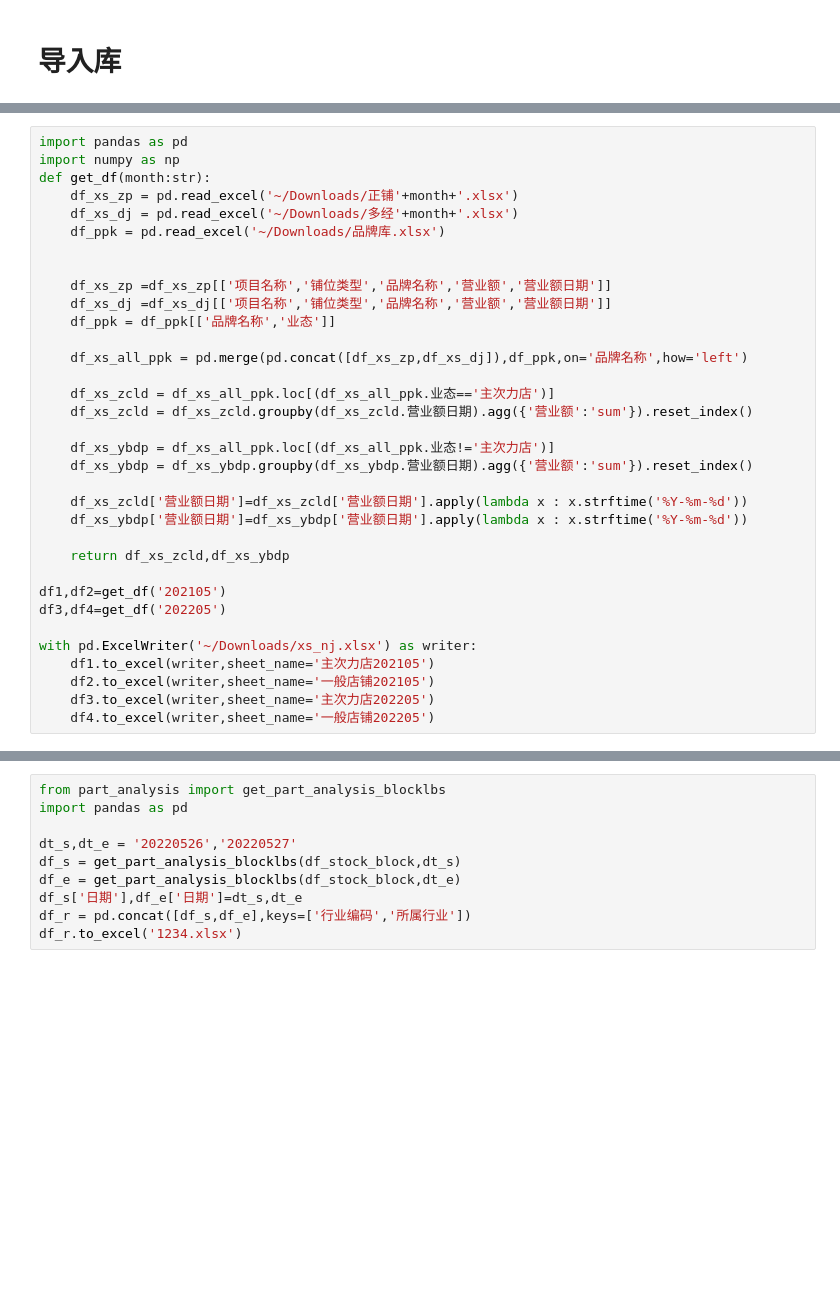
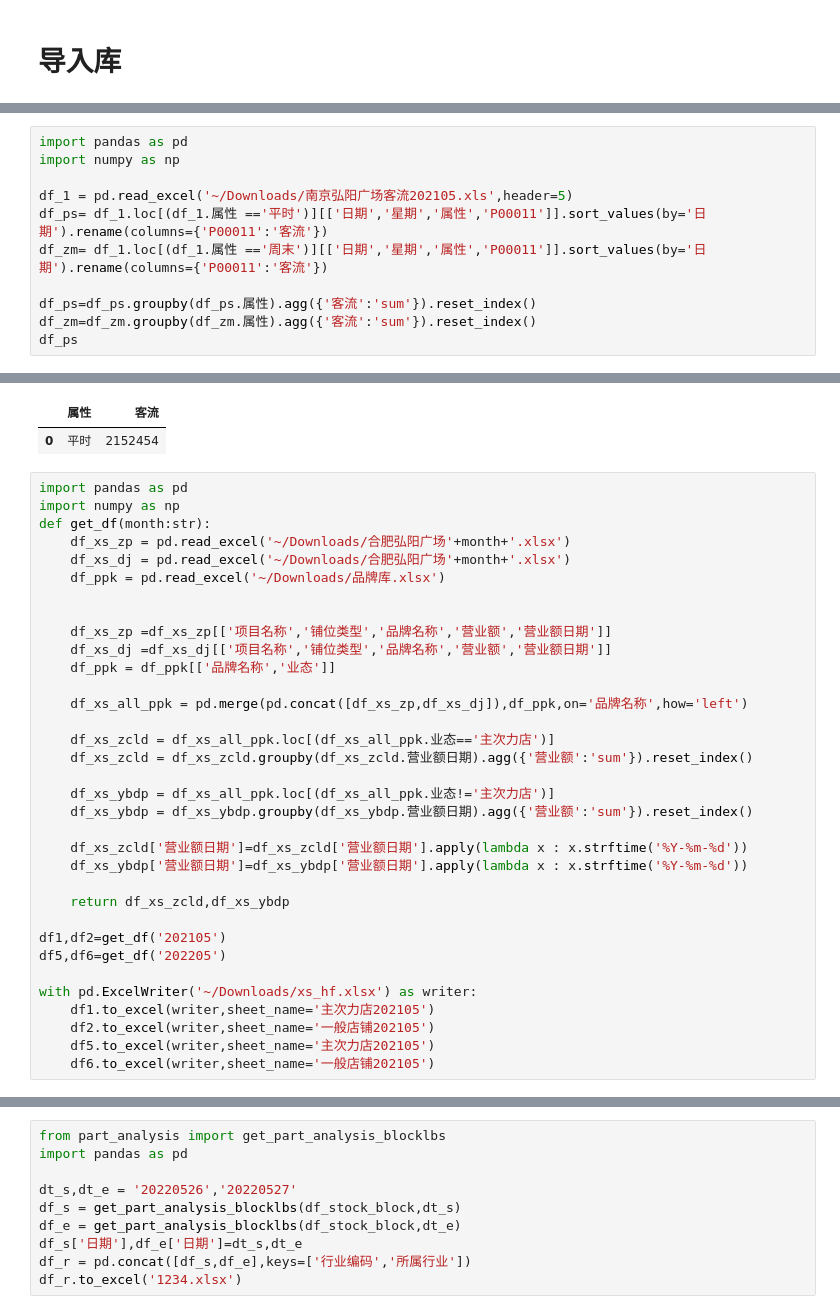
Before and after one commit to ifcheung2012/industryleader, a Jupyter notebook: stock.ipynb, the cells around one changed output, grey strips where cells are left out. Cells and saved outputs as stored; diff of their text form; blank space fills up the shorter version.

```diff
--- a/stock.ipynb
+++ b/stock.ipynb
@@ -72,0 +66,12 @@ See the caveats in the documentation: https://pandas.pydata.org/pandas-docs/stab
+# %%
+import pandas as pd
+import numpy as np
+
+df_1 = pd.read_excel('~/Downloads/南京弘阳广场客流202105.xls',header=5)
+df_ps= df_1.loc[(df_1.属性 =='平时')][['日期','星期','属性','P00011']].sort_values(by='日期').rename(columns={'P00011':'客流'})
+df_zm= df_1.loc[(df_1.属性 =='周末')][['日期','星期','属性','P00011']].sort_values(by='日期').rename(columns={'P00011':'客流'})
+
+df_ps=df_ps.groupby(df_ps.属性).agg({'客流':'sum'}).reset_index()
+df_zm=df_zm.groupby(df_zm.属性).agg({'客流':'sum'}).reset_index()
+df_ps
+# %% [output]
@@ -73,9 +79,11 @@ See the caveats in the documentation: https://pandas.pydata.org/pandas-docs/stab
+|  | 属性 | 客流 |
+| 0 | 平时 | 2152454 |
 # %%
 import pandas as pd
 import numpy as np
 def get_df(month:str):
-    df_xs_zp = pd.read_excel('~/Downloads/正铺'+month+'.xlsx')
-    df_xs_dj = pd.read_excel('~/Downloads/多经'+month+'.xlsx')
+    df_xs_zp = pd.read_excel('~/Downloads/合肥弘阳广场'+month+'.xlsx')
+    df_xs_dj = pd.read_excel('~/Downloads/合肥弘阳广场'+month+'.xlsx')
     df_ppk = pd.read_excel('~/Downloads/品牌库.xlsx')
 
 
@@ -97,10 +105,10 @@ def get_df(month:str):
     return df_xs_zcld,df_xs_ybdp
 
 df1,df2=get_df('202105')
-df3,df4=get_df('202205')
+df5,df6=get_df('202205')
 
-with pd.ExcelWriter('~/Downloads/xs_nj.xlsx') as writer:
+with pd.ExcelWriter('~/Downloads/xs_hf.xlsx') as writer:
     df1.to_excel(writer,sheet_name='主次力店202105')
     df2.to_excel(writer,sheet_name='一般店铺202105')
-    df3.to_excel(writer,sheet_name='主次力店202205')
-    df4.to_excel(writer,sheet_name='一般店铺202205')
+    df5.to_excel(writer,sheet_name='主次力店202105')
+    df6.to_excel(writer,sheet_name='一般店铺202105')
```
Also changed, not shown: parts of 5 cells of this notebook, 3 other files.
